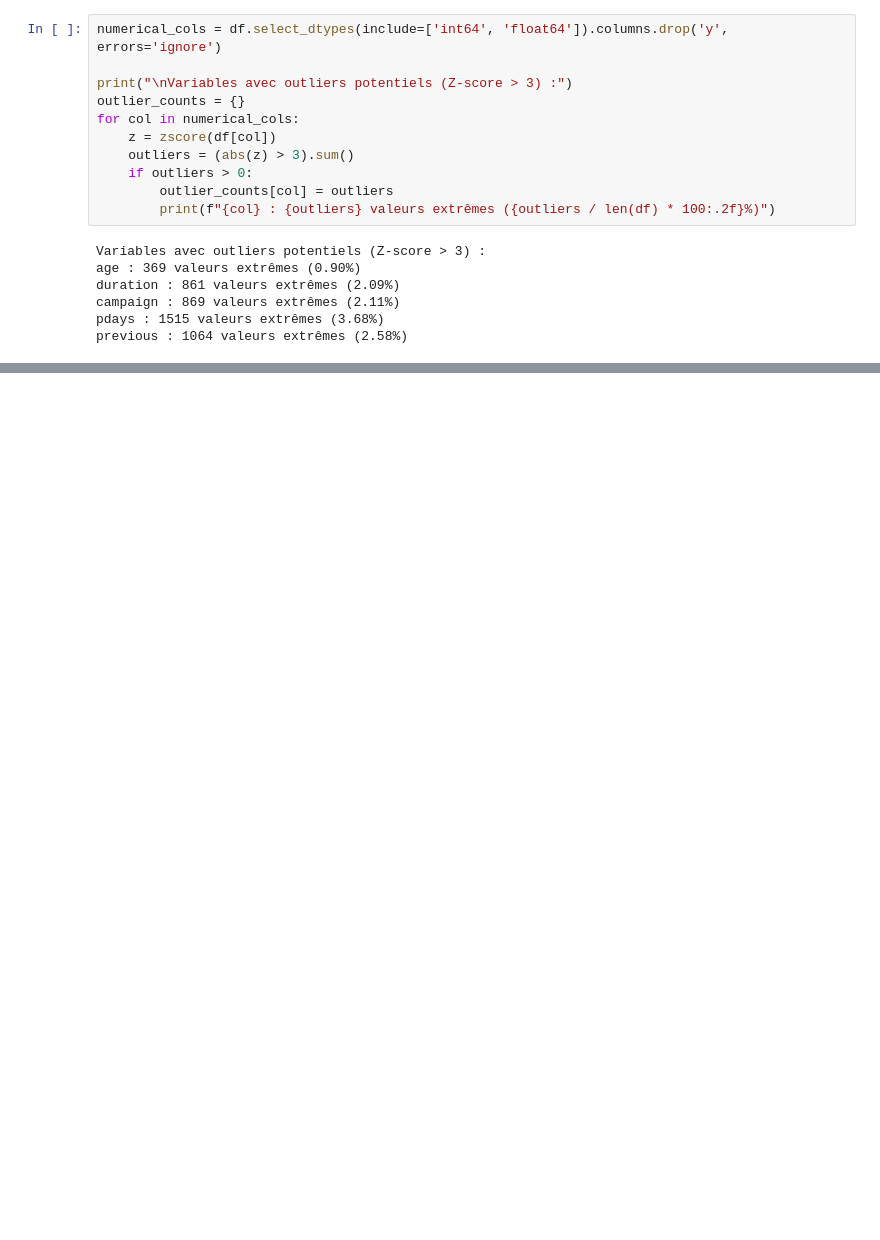
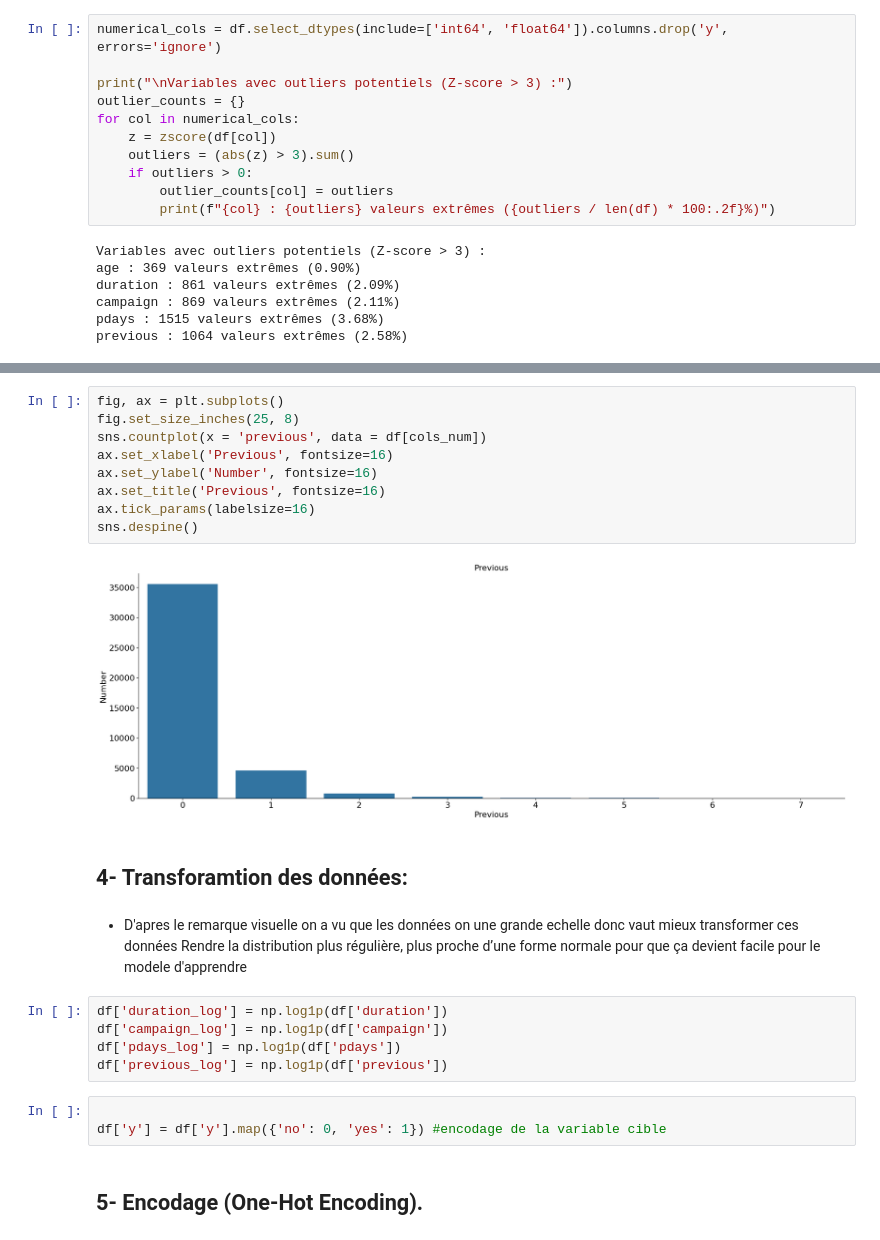
Before and after one commit to saaoudxteer/bank-marketing-project, a Jupyter notebook: bank_marketing_knn_tree.ipynb, the cells around one changed output, grey strips where cells are left out. Drawn from its saved outputs; the diff is of its cells as text; blank space fills up the shorter version.

```diff
--- a/bank_marketing_knn_tree.ipynb
+++ b/bank_marketing_knn_tree.ipynb
@@ -230,0 +241,25 @@ sns.barplot(x='age_group', y='y', data=df)
+# %%
+fig, ax = plt.subplots()
+fig.set_size_inches(25, 8)
+sns.countplot(x = 'previous', data = df[cols_num])
+ax.set_xlabel('Previous', fontsize=16)
+ax.set_ylabel('Number', fontsize=16)
+ax.set_title('Previous', fontsize=16)
+ax.tick_params(labelsize=16)
+sns.despine()
+# %% [output]
+[figure, added]
+# %% [markdown]
+## 4- Transforamtion des données:
+# %% [markdown]
+- D'apres le remarque visuelle on a vu que les données on une grande echelle donc vaut mieux transformer ces données Rendre la distribution plus régulière, plus proche d’une forme normale pour que ça devient facile pour le modele d'apprendre
+# %%
+df['duration_log'] = np.log1p(df['duration'])
+df['campaign_log'] = np.log1p(df['campaign'])
+df['pdays_log'] = np.log1p(df['pdays'])
+df['previous_log'] = np.log1p(df['previous'])
+# %%
+
+df['y'] = df['y'].map({'no': 0, 'yes': 1}) #encodage de la variable cible
+# %% [markdown]
+## 5- Encodage (One-Hot Encoding).
```
Also changed, not shown: parts of 71 cells of this notebook, 8 other files.
